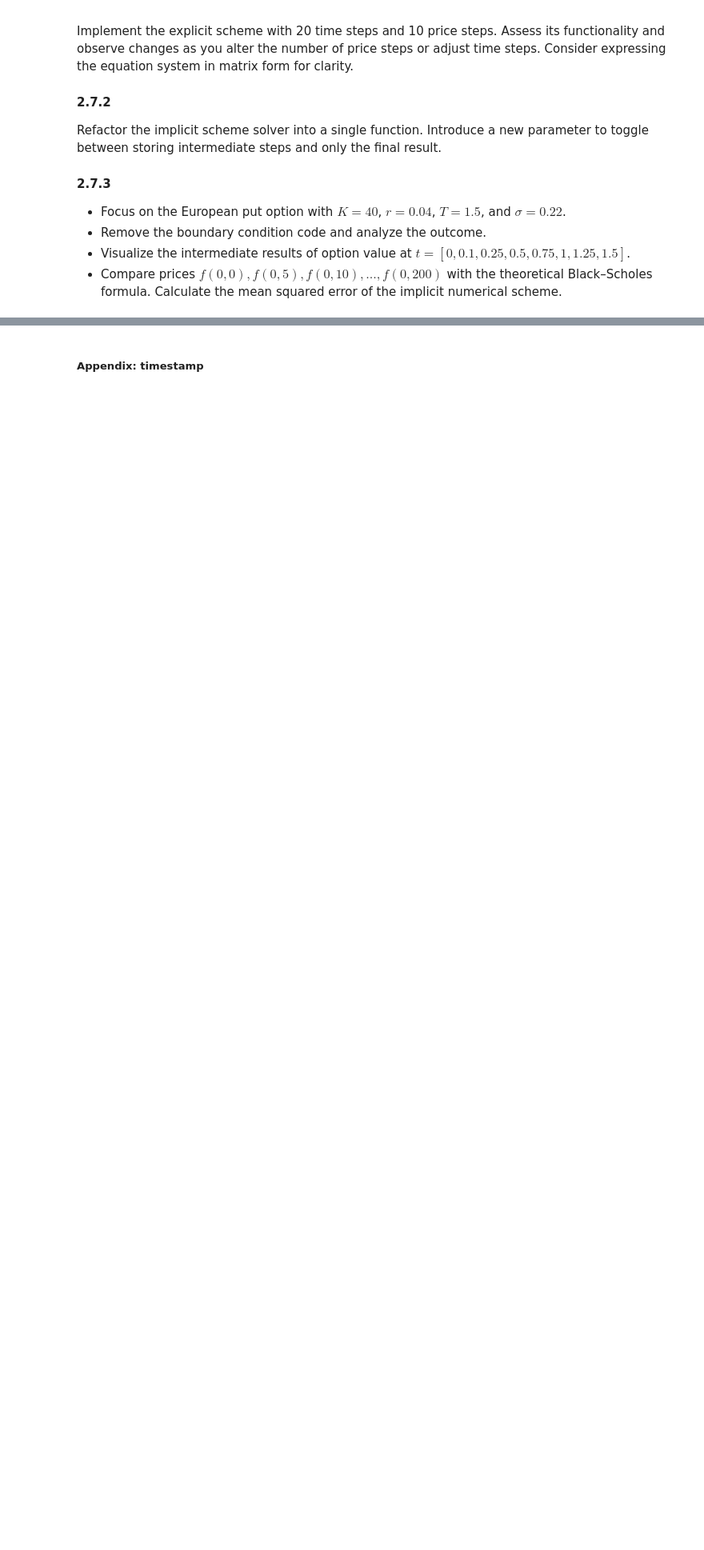
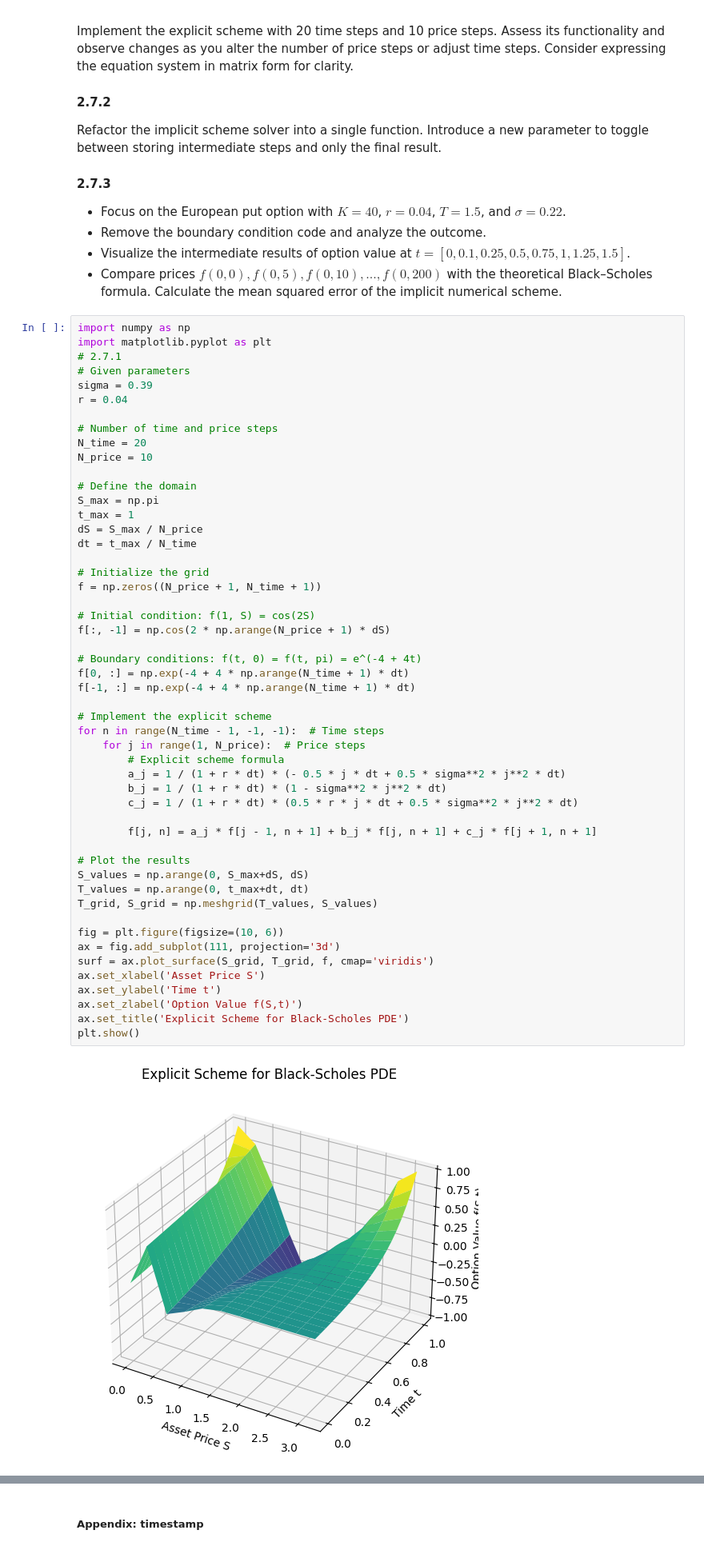
Before and after one commit to laic0022/FN6815-Numeric-Methods-for-Financial-Instrument-Pricing, a Jupyter notebook: week5/nb/FN6815_Lect_10_PDE.ipynb, the cells around one changed output, grey strips where cells are left out. Shown at 80% size. Drawn from its saved outputs; the diff is of its cells as text; blank space fills up the shorter version.

```diff
--- a/week5/nb/FN6815_Lect_10_PDE.ipynb
+++ b/week5/nb/FN6815_Lect_10_PDE.ipynb
@@ -981,3 +990,56 @@ Refactor the implicit scheme solver into a single function. Introduce a new para
 -   Remove the boundary condition code and analyze the outcome.
 -   Visualize the intermediate results of option value at $t = [0, 0.1, 0.25, 0.5, 0.75, 1, 1.25, 1.5]$.
 -   Compare prices $f(0, 0), f(0, 5), f(0, 10), ..., f(0, 200)$ with the theoretical Black–Scholes formula. Calculate the mean squared error of the implicit numerical scheme.
+# %%
+import numpy as np
+import matplotlib.pyplot as plt
+# 2.7.1
+# Given parameters
+sigma = 0.39
+r = 0.04
+
+# Number of time and price steps
+N_time = 20
+N_price = 10
+
+# Define the domain
+S_max = np.pi
+t_max = 1
+dS = S_max / N_price
+dt = t_max / N_time
+
+# Initialize the grid
+f = np.zeros((N_price + 1, N_time + 1))
+
+# Initial condition: f(1, S) = cos(2S)
+f[:, -1] = np.cos(2 * np.arange(N_price + 1) * dS)
+
+# Boundary conditions: f(t, 0) = f(t, pi) = e^(-4 + 4t)
+f[0, :] = np.exp(-4 + 4 * np.arange(N_time + 1) * dt)
+f[-1, :] = np.exp(-4 + 4 * np.arange(N_time + 1) * dt)
+
+# Implement the explicit scheme
+for n in range(N_time - 1, -1, -1):  # Time steps
+    for j in range(1, N_price):  # Price steps
+        # Explicit scheme formula
+        a_j = 1 / (1 + r * dt) * (- 0.5 * j * dt + 0.5 * sigma**2 * j**2 * dt)
+        b_j = 1 / (1 + r * dt) * (1 - sigma**2 * j**2 * dt)
+        c_j = 1 / (1 + r * dt) * (0.5 * r * j * dt + 0.5 * sigma**2 * j**2 * dt)
+
+        f[j, n] = a_j * f[j - 1, n + 1] + b_j * f[j, n + 1] + c_j * f[j + 1, n + 1]
+
+# Plot the results
+S_values = np.arange(0, S_max+dS, dS)
+T_values = np.arange(0, t_max+dt, dt)
+T_grid, S_grid = np.meshgrid(T_values, S_values)
+
+fig = plt.figure(figsize=(10, 6))
+ax = fig.add_subplot(111, projection='3d')
+surf = ax.plot_surface(S_grid, T_grid, f, cmap='viridis')
+ax.set_xlabel('Asset Price S')
+ax.set_ylabel('Time t')
+ax.set_zlabel('Option Value f(S,t)')
+ax.set_title('Explicit Scheme for Black-Scholes PDE')
+plt.show()
+# %% [output]
+[figure, added]
```
Also changed, not shown: parts of 9 cells of this notebook, 3 other files.
